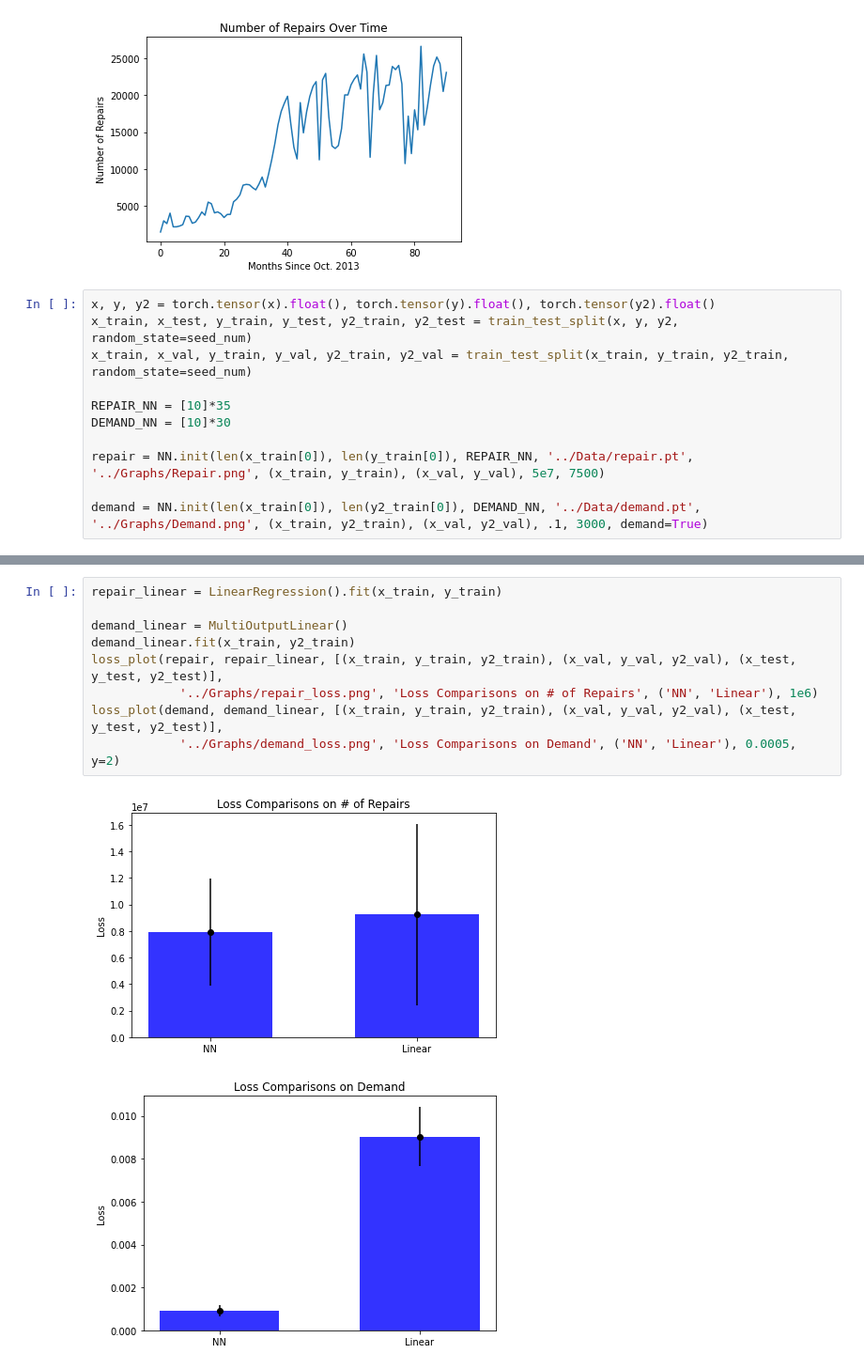
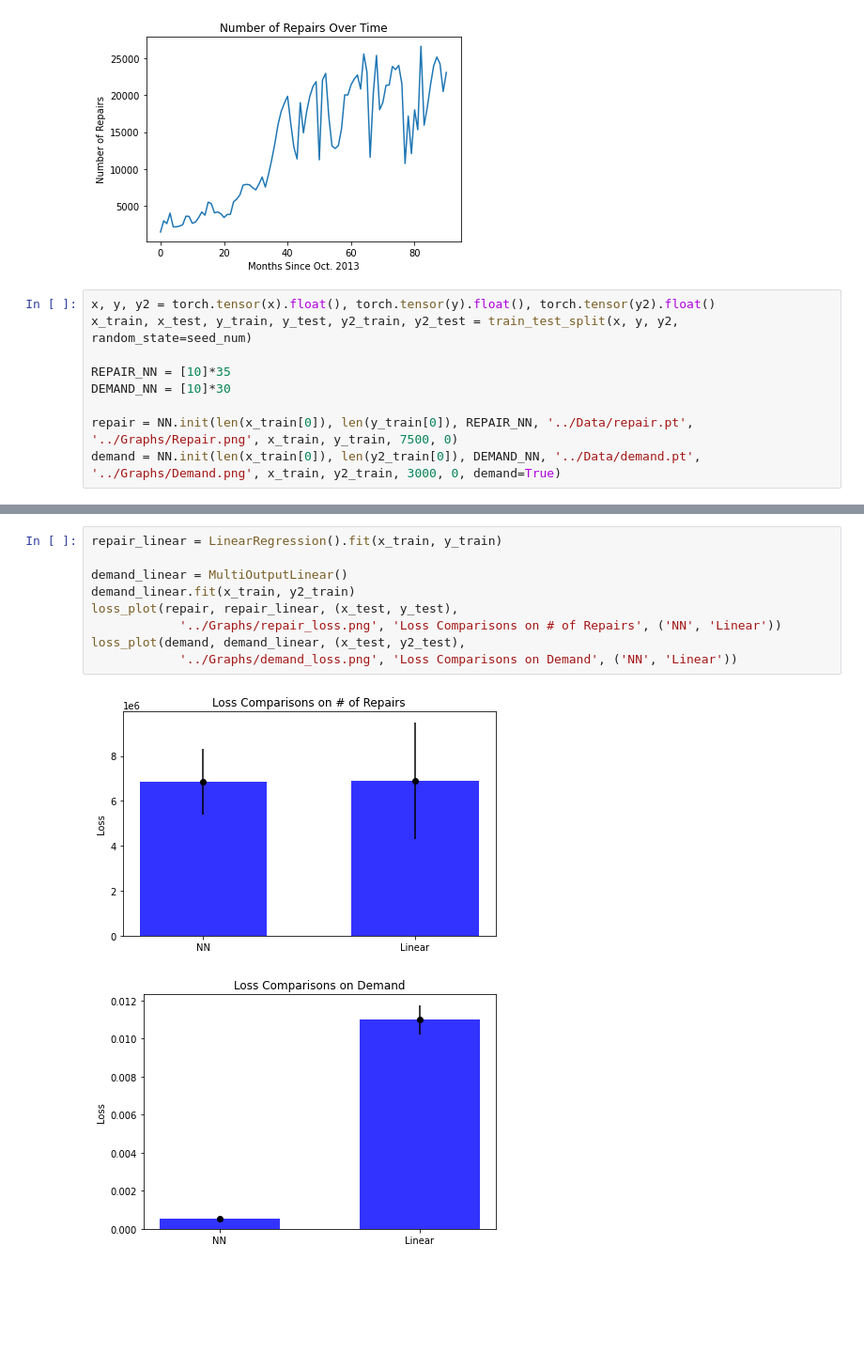
Before and after one commit to RyanW124/A-Deep-Learning-Approach-to-Predict-the-Number-of-Bikes-a-Bike-Sharing-Company-Repairs, a Jupyter notebook: Code/main.ipynb, the cells around one changed output, grey strips where cells are left out. Shown at 94% size. Cells and saved outputs as stored; diff of their text form; blank space fills up the shorter version.

```diff
--- a/Code/main.ipynb
+++ b/Code/main.ipynb
@@ -72,12 +72,10 @@ plt.show()
 # %%
 x, y, y2 = torch.tensor(x).float(), torch.tensor(y).float(), torch.tensor(y2).float()
 x_train, x_test, y_train, y_test, y2_train, y2_test = train_test_split(x, y, y2, random_state=seed_num)
-x_train, x_val, y_train, y_val, y2_train, y2_val = train_test_split(x_train, y_train, y2_train, random_state=seed_num)
 
 REPAIR_NN = [10]*35
 DEMAND_NN = [10]*30
 
-repair = NN.init(len(x_train[0]), len(y_train[0]), REPAIR_NN, '../Data/repair.pt', '../Graphs/Repair.png', (x_train, y_train), (x_val, y_val), 5e7, 7500)
-
-demand = NN.init(len(x_train[0]), len(y2_train[0]), DEMAND_NN, '../Data/demand.pt', '../Graphs/Demand.png', (x_train, y2_train), (x_val, y2_val), .1, 3000, demand=True)
+repair = NN.init(len(x_train[0]), len(y_train[0]), REPAIR_NN, '../Data/repair.pt', '../Graphs/Repair.png', x_train, y_train, 7500, 0)
+demand = NN.init(len(x_train[0]), len(y2_train[0]), DEMAND_NN, '../Data/demand.pt', '../Graphs/Demand.png', x_train, y2_train, 3000, 0, demand=True)
 # %% [output]
@@ -86,14 +84,14 @@ demand = NN.init(len(x_train[0]), len(y2_train[0]), DEMAND_NN, '../Data/demand.p
 # %%
 repair_linear = LinearRegression().fit(x_train, y_train)
 
 demand_linear = MultiOutputLinear()
 demand_linear.fit(x_train, y2_train)
-loss_plot(repair, repair_linear, [(x_train, y_train, y2_train), (x_val, y_val, y2_val), (x_test, y_test, y2_test)],
-            '../Graphs/repair_loss.png', 'Loss Comparisons on # of Repairs', ('NN', 'Linear'), 1e6)
-loss_plot(demand, demand_linear, [(x_train, y_train, y2_train), (x_val, y_val, y2_val), (x_test, y_test, y2_test)],
-            '../Graphs/demand_loss.png', 'Loss Comparisons on Demand', ('NN', 'Linear'), 0.0005, y=2)
+loss_plot(repair, repair_linear, (x_test, y_test),
+            '../Graphs/repair_loss.png', 'Loss Comparisons on # of Repairs', ('NN', 'Linear'))
+loss_plot(demand, demand_linear, (x_test, y2_test),
+            '../Graphs/demand_loss.png', 'Loss Comparisons on Demand', ('NN', 'Linear'))
 # %% [output]
-[figure, old version]
+[figure, new version]
-[figure, old version]
+[figure, new version]
 # %%
 x_train2 = torch.tensor([i[:2] + [sum(i[2:12])] + i[12:] for i in x_train.tolist()])
```
Also changed, not shown: parts of 6 cells of this notebook, 44 other files.
